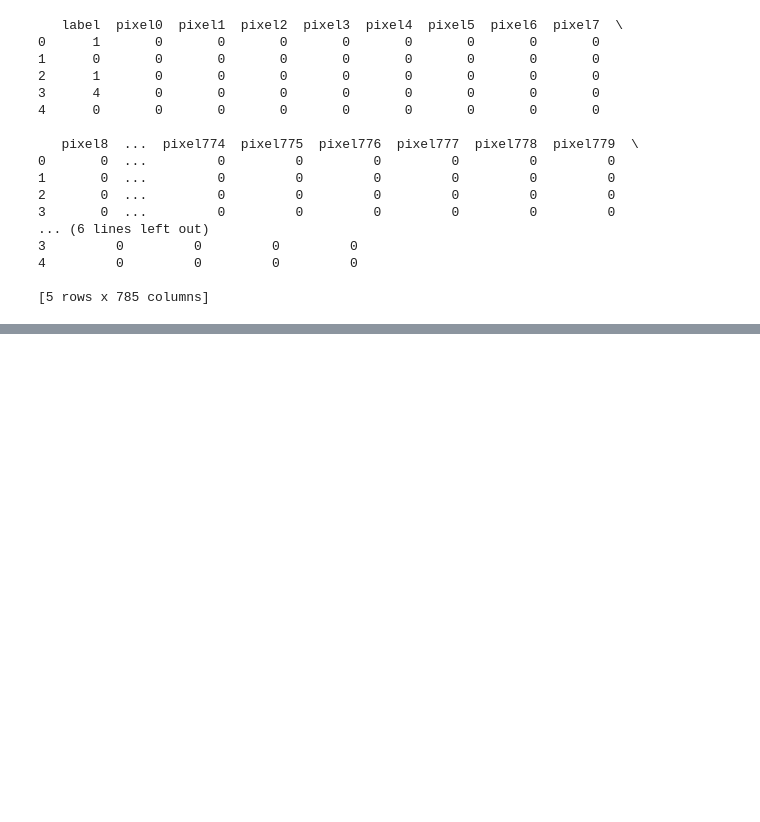
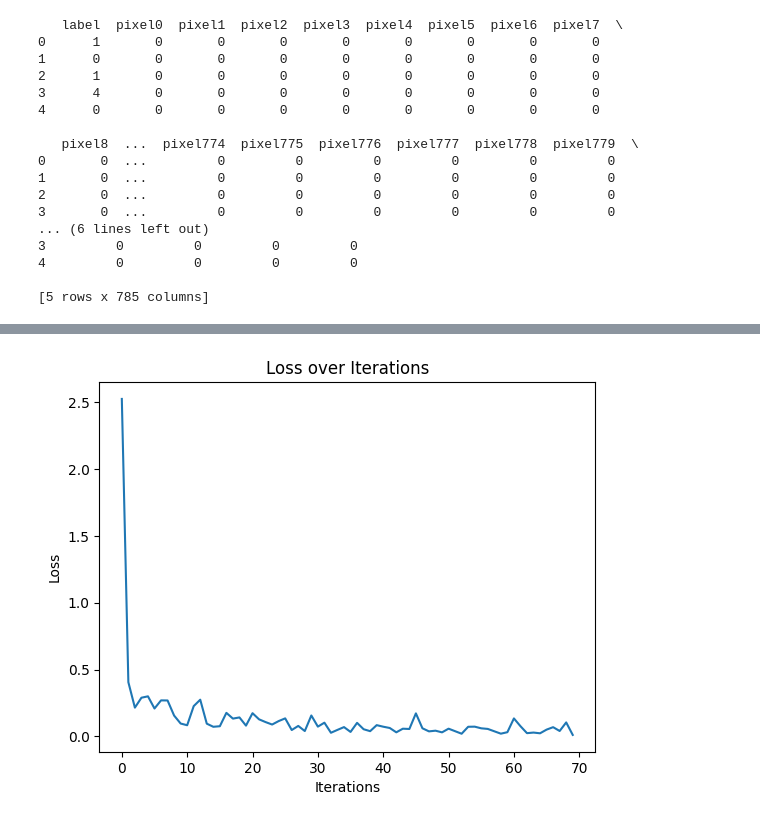
Before and after one commit to IamVatsal/NanoNet, a Jupyter notebook: MINST.ipynb, the cells around one changed output, grey strips where cells are left out. Drawn from its saved outputs; the diff is of its cells as text; code cells hidden in the pictures; blank space fills up the shorter version.

```diff
--- a/MINST.ipynb
+++ b/MINST.ipynb
@@ -78,0 +82,7 @@ plt.show()
+# %%
+model1 = NeuralNet(layers=layers, init_method="he", training_method="bgd", optimizer="adam", lr_scheduler="exponential_decay", regularization="l2", reg_lambda=0.001, gradient_clipper="norm", clip_value=1.0)
+
+model1.train(X_train, Y_train, lr=0.001, epochs=10, batch_size=64, log_interval=100)
+model1.evaluate(X_train, Y_train)
+model1.plot_losses()
+# %% [output]
@@ -79,3 +106,4 @@ plt.show()
+[figure, added]
 # %%
 model.evaluate(X_train, Y_train)
 model.evaluate(X_dev, Y_dev)
```
Also changed, not shown: parts of 7 cells of this notebook, 1 other file.
